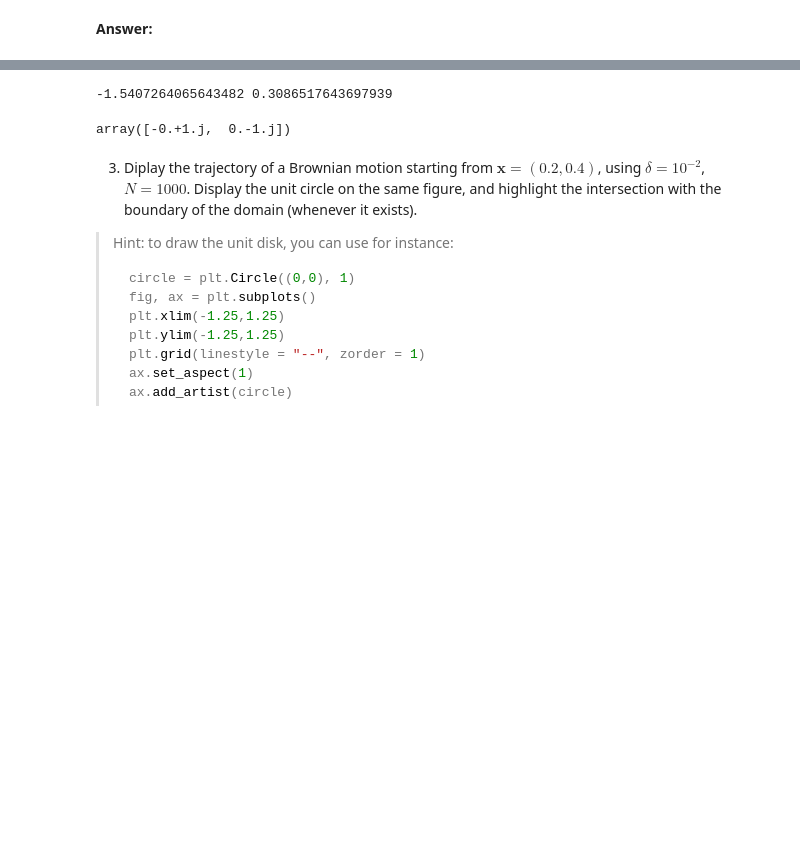
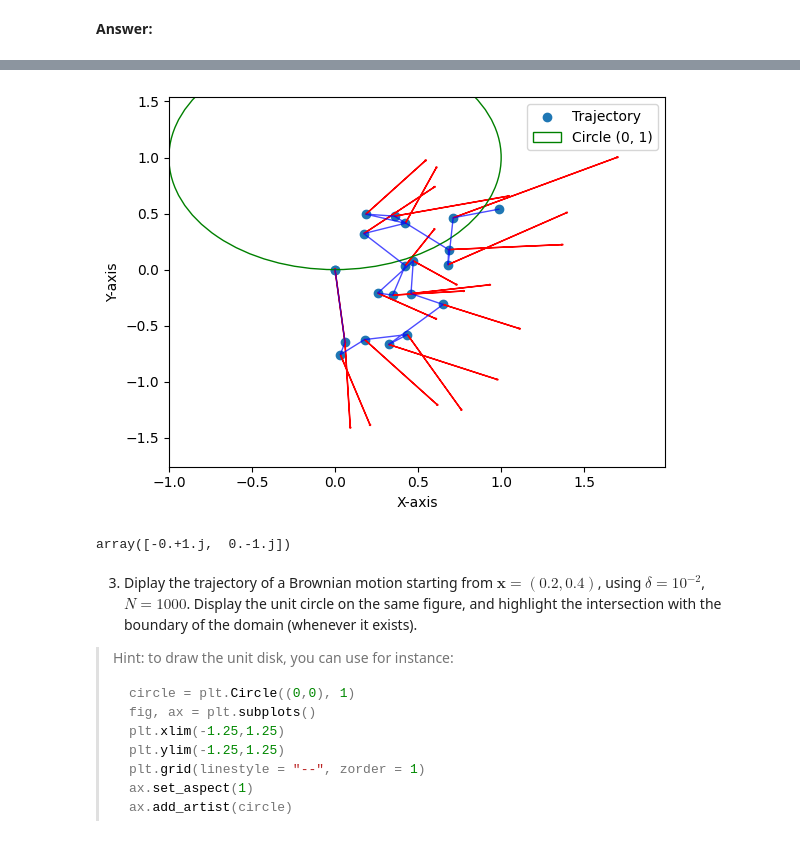
Before and after one commit to matthieuPaolo/python_sdia, a Jupyter notebook: Labs/Lab3/lab3.ipynb, the cells around one changed output, grey strips where cells are left out. Cells and saved outputs as stored; diff of their text form; code cells hidden in the pictures; blank space fills up the shorter version.

```diff
--- a/Labs/Lab3/lab3.ipynb
+++ b/Labs/Lab3/lab3.ipynb
@@ -85,14 +85,17 @@ def brownian_motion(niter, x, step, rng):
     W0_new=w[i-1][0]+(step**(1/2))*a
     W1_new=w[i-1][1]+(step**(1/2))*b
     w.append([W0_new,W1_new])
-    print(norm(w[i]))
     if norm(w[i]) > 1:
       A_B=[w[i-1][0]-w[i][0],w[i-1][1]-w[i][1]]
       X2=norm(A_B)
       X1= 2*(w[i][0]*w[i-1][0]+w[i][0]*w[i-1][0]) - 2*norm(w[i])
       X0= norm(w[i]) -1
-      alpha=np.roots([X2,X1,X0])
-      return w,alpha#, w_star
+      polynome=np.poly1d([X2,X1,X0])
+      alpha= np.roots(polynome)
+      alpha=np.real(alpha[1])
+      P=[(1-alpha)*w[i][0]+alpha*w[i-1][0],(1-alpha)*w[i][1]+alpha*w[i-1][1]]
+      print(P)
+      return w,norm(P)#, w_star
     else:
       w_star = None
 # %%
@@ -114,8 +104,62 @@ print(alpha,w)
-# %%
-x=np.array([[random.gauss(0,1),random.gauss(0,1)]])
-print(x[0][0],x[0][1])
-# %% [output]
--1.5407264065643482 0.3086517643697939
+# %%
+import matplotlib.pyplot as plt
+import numpy as np
+w,alpha=brownian_motion(100,np.array([[0,0]]),0.05,rng)
+# Your list of vectors (replace this with your actual list)
+vectors = w
+# Convert the list of vectors to a NumPy array for easier manipulation
+vectors = np.array(vectors)
+
+# Initialize the starting position as a float64 array
+current_position = np.array([0.0, 0.0], dtype=np.float64)
+
+# Create lists to store the x and y coordinates of the trajectory
+trajectory_x = [current_position[0]]
+trajectory_y = [current_position[1]]
+
+# Create a list to store directions (arrows) at each point
+arrow_directions = []
+
+# Iterate through the vectors to calculate the trajectory and directions
+for vector in vectors:
+    current_position = vector
+    trajectory_x.append(current_position[0])
+    trajectory_y.append(current_position[1])
+    arrow_directions.append(vector)
+
+# Create a scatter plot for the points
+plt.scatter(trajectory_x, trajectory_y, label='Trajectory', marker='o')
+
+# Add lines connecting the points on the trajectory
+plt.plot(trajectory_x, trajectory_y, linestyle='-', color='blue', linewidth=1, alpha=0.7)
+
+# Add arrows to indicate the direction of the trajectory
+for i in range(len(arrow_directions)):
+    plt.arrow(
+        trajectory_x[i], trajectory_y[i],
+        arrow_directions[i][0], arrow_directions[i][1],
+        head_width=0.01, head_length=0.01, fc='red', ec='red'
+    )
+
+# Add a circle centered at (0, 1)
+circle = plt.Circle((0, 1), 1, color='green', fill=False, label='Circle (0, 1)')
+plt.gca().add_patch(circle)
+
+# Add labels to the axes
+plt.xlabel('X-axis')
+plt.ylabel('Y-axis')
+
+# Set axis limits based on the trajectory
+plt.xlim(np.min(trajectory_x) - 1, np.max(trajectory_x) + 1)
+plt.ylim(np.min(trajectory_y) - 1, np.max(trajectory_y) + 1)
+
+# Show the plot with a legend
+plt.legend()
+
+# Show the plot
+plt.show()
+# %% [output]
+[figure, added]
 # %%
 np.roots([1,0,1])
 # %% [output]
```
Also changed, not shown: parts of 1 cell of this notebook.
